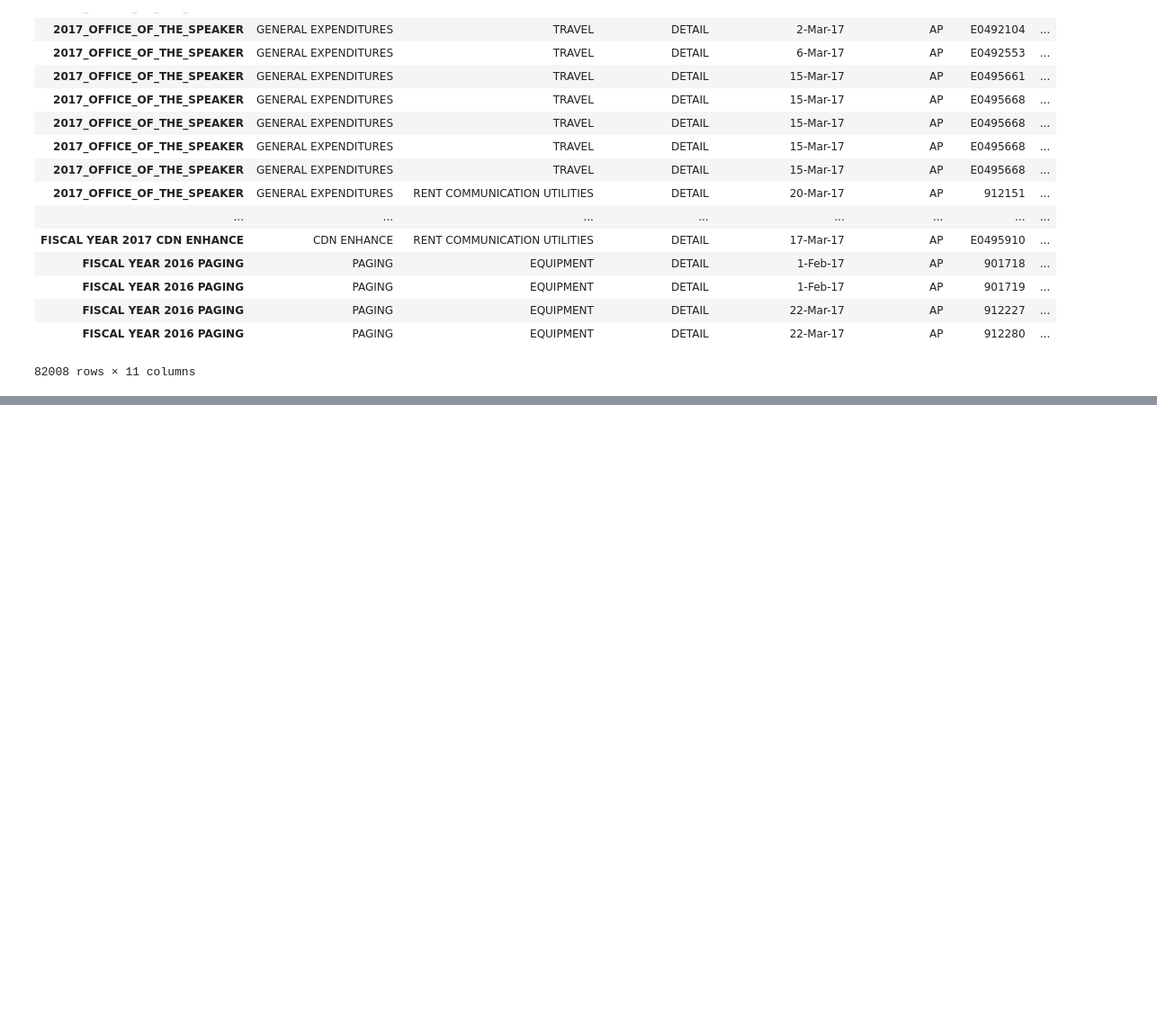
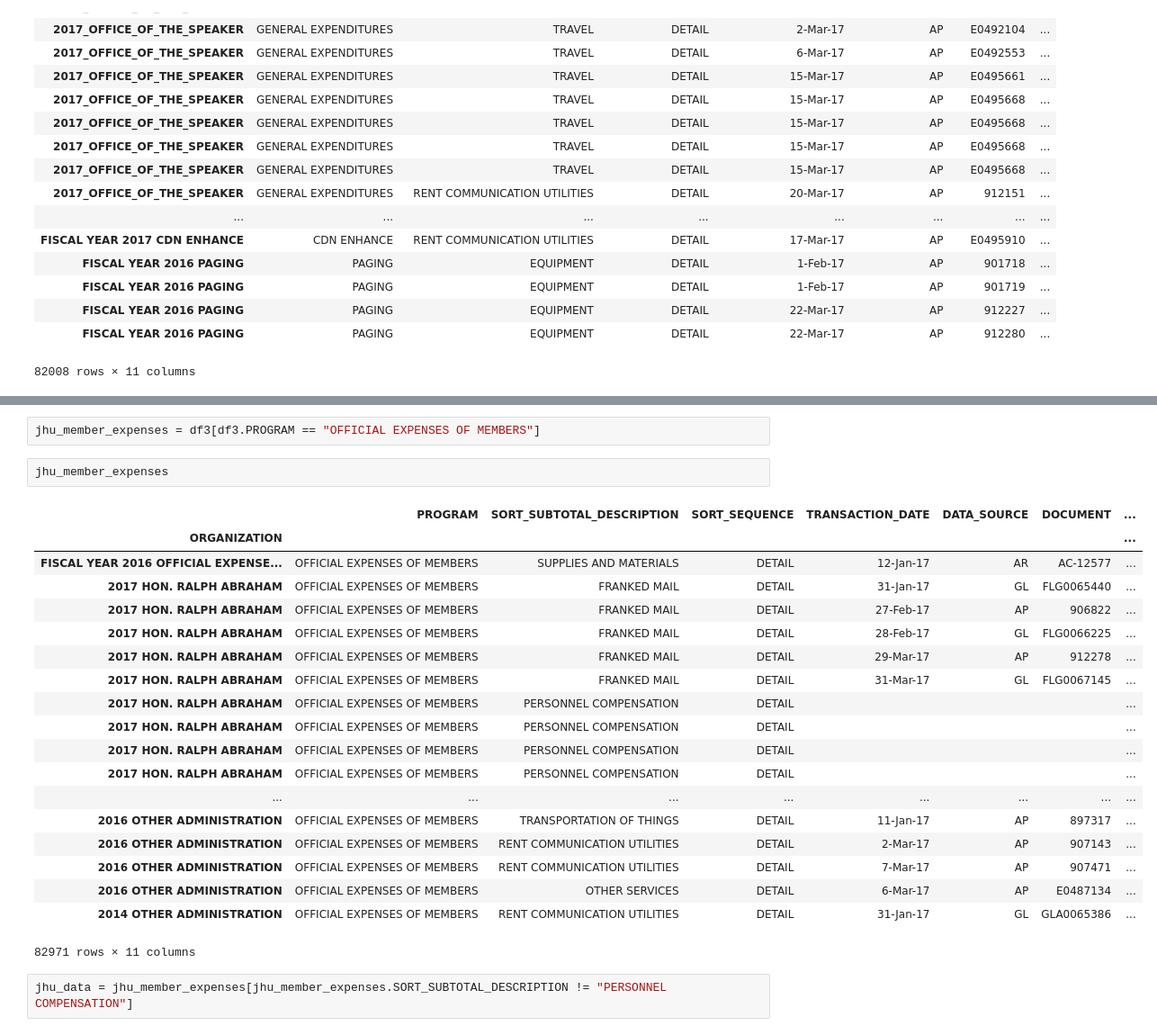
Before and after one commit to meagdoh/hamilton-project, a Jupyter notebook: data/MD_Hamilton_Project_Initial_Data_Cleaning.ipynb, the cells around one changed output, grey strips where cells are left out. Shown at 90% size. Cells and saved outputs as stored; diff of their text form; blank space fills up the shorter version.

Commit message:
jhu data for class

```diff
--- a/data/MD_Hamilton_Project_Initial_Data_Cleaning.ipynb
+++ b/data/MD_Hamilton_Project_Initial_Data_Cleaning.ipynb
@@ -219,0 +244,26 @@ non_personnel_df1
+# %%
+jhu_member_expenses = df3[df3.PROGRAM == "OFFICIAL EXPENSES OF MEMBERS"]
+# %%
+jhu_member_expenses
+# %% [output]
+|  | PROGRAM | SORT_SUBTOTAL_DESCRIPTION | SORT_SEQUENCE | TRANSACTION_DATE | DATA_SOURCE | DOCUMENT | ... |
+| ORGANIZATION |  |  |  |  |  |  | ... |
+| FISCAL YEAR 2016 OFFICIAL EXPENSE... | OFFICIAL EXPENSES OF MEMBERS | SUPPLIES AND MATERIALS | DETAIL | 12-Jan-17 | AR | AC-12577 | ... |
+| 2017 HON. RALPH ABRAHAM | OFFICIAL EXPENSES OF MEMBERS | FRANKED MAIL | DETAIL | 31-Jan-17 | GL | FLG0065440 | ... |
+| 2017 HON. RALPH ABRAHAM | OFFICIAL EXPENSES OF MEMBERS | FRANKED MAIL | DETAIL | 27-Feb-17 | AP | 906822 | ... |
+| 2017 HON. RALPH ABRAHAM | OFFICIAL EXPENSES OF MEMBERS | FRANKED MAIL | DETAIL | 28-Feb-17 | GL | FLG0066225 | ... |
+| 2017 HON. RALPH ABRAHAM | OFFICIAL EXPENSES OF MEMBERS | FRANKED MAIL | DETAIL | 29-Mar-17 | AP | 912278 | ... |
+| 2017 HON. RALPH ABRAHAM | OFFICIAL EXPENSES OF MEMBERS | FRANKED MAIL | DETAIL | 31-Mar-17 | GL | FLG0067145 | ... |
+| 2017 HON. RALPH ABRAHAM | OFFICIAL EXPENSES OF MEMBERS | PERSONNEL COMPENSATION | DETAIL |  |  |  | ... |
+| 2017 HON. RALPH ABRAHAM | OFFICIAL EXPENSES OF MEMBERS | PERSONNEL COMPENSATION | DETAIL |  |  |  | ... |
+| 2017 HON. RALPH ABRAHAM | OFFICIAL EXPENSES OF MEMBERS | PERSONNEL COMPENSATION | DETAIL |  |  |  | ... |
+| 2017 HON. RALPH ABRAHAM | OFFICIAL EXPENSES OF MEMBERS | PERSONNEL COMPENSATION | DETAIL |  |  |  | ... |
+| ... | ... | ... | ... | ... | ... | ... | ... |
+| 2016 OTHER ADMINISTRATION | OFFICIAL EXPENSES OF MEMBERS | TRANSPORTATION OF THINGS | DETAIL | 11-Jan-17 | AP | 897317 | ... |
+| 2016 OTHER ADMINISTRATION | OFFICIAL EXPENSES OF MEMBERS | RENT COMMUNICATION UTILITIES | DETAIL | 2-Mar-17 | AP | 907143 | ... |
+| 2016 OTHER ADMINISTRATION | OFFICIAL EXPENSES OF MEMBERS | RENT COMMUNICATION UTILITIES | DETAIL | 7-Mar-17 | AP | 907471 | ... |
+| 2016 OTHER ADMINISTRATION | OFFICIAL EXPENSES OF MEMBERS | OTHER SERVICES | DETAIL | 6-Mar-17 | AP | E0487134 | ... |
+| 2014 OTHER ADMINISTRATION | OFFICIAL EXPENSES OF MEMBERS | RENT COMMUNICATION UTILITIES | DETAIL | 31-Jan-17 | GL | GLA0065386 | ... |
+82971 rows × 11 columns
+# %%
+jhu_data = jhu_member_expenses[jhu_member_expenses.SORT_SUBTOTAL_DESCRIPTION != "PERSONNEL COMPENSATION"]
```
Also changed, not shown: parts of 4 cells of this notebook, 1 other file.
